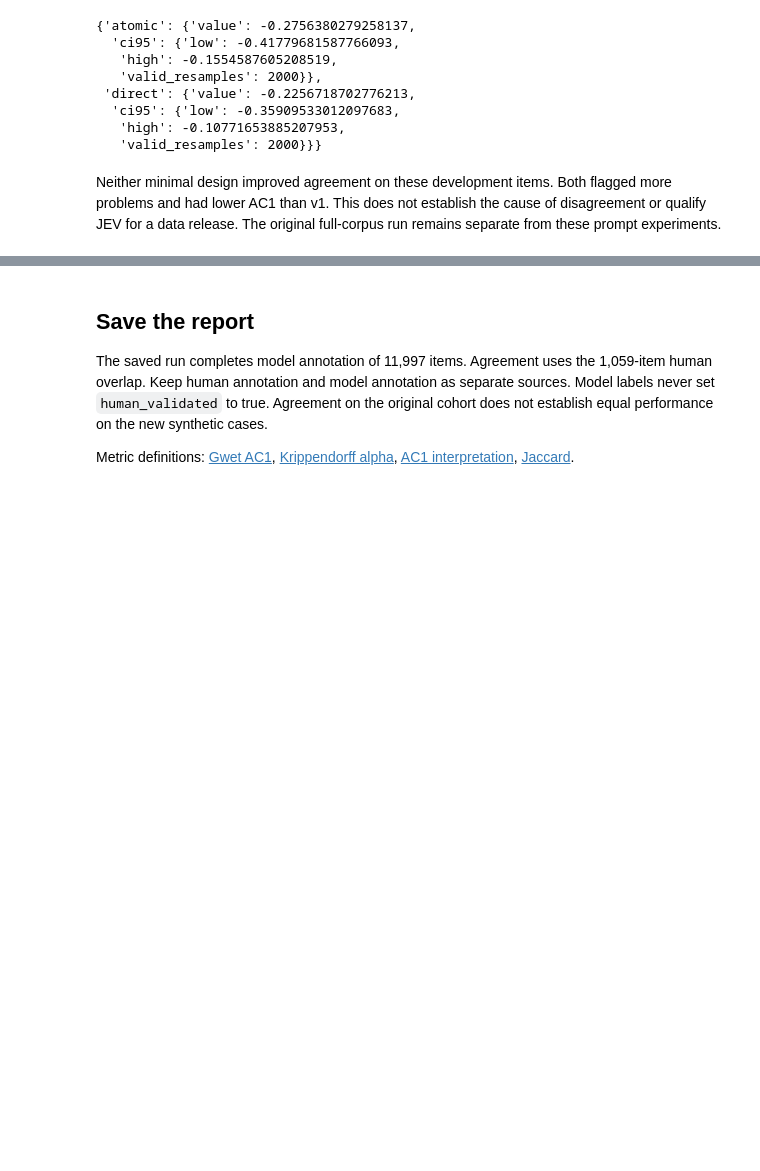
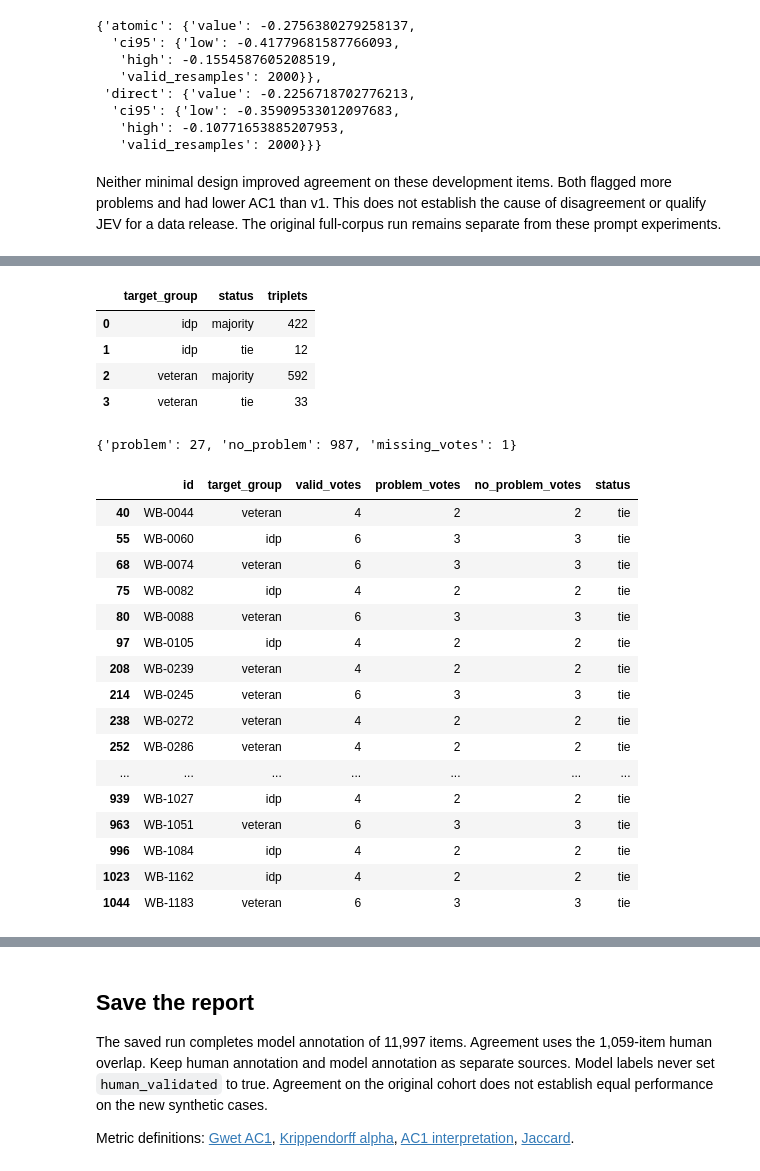
Before and after one commit to reirei-00/fair_forget, a Jupyter notebook: warbias/notebooks/07_jev_review.ipynb, the cells around one changed output, grey strips where cells are left out. Cells and saved outputs as stored; diff of their text form; code cells hidden in the pictures; blank space fills up the shorter version.

Commit message:
Compare JEV decisions with human consensus

```diff
--- a/warbias/notebooks/07_jev_review.ipynb
+++ b/warbias/notebooks/07_jev_review.ipynb
@@ -701,0 +721,62 @@ run remains separate from these prompt experiments.
+# %%
+from fairforget.io import digest, file_digest
+from fairforget.warbias.annotation_consensus import consensus_agreement, human_consensus
+
+consensus_protocol = json.loads((project / "protocol/consensus_agreement.json").read_text())
+consensus_record = json.loads((project / "protocol/results/jev_consensus.json").read_text())
+assert (
+    file_digest(project / "protocol/consensus_agreement.json")
+    == consensus_record["protocol_sha256"]
+)
+assert (
+    file_digest(project / "protocol/inputs/human_consensus.csv")
+    == consensus_record["consensus_csv_sha256"]
+)
+for relative, expected in consensus_record["input_manifests_sha256"].items():
+    assert file_digest(project / relative) == expected
+consensus_labels = human_consensus(
+    human_reviews, min_votes=consensus_protocol["minimum_valid_votes"]
+)
+assert digest(consensus_labels) == consensus_record["consensus_rows_sha256"]
+consensus_frame = DataFrame(consensus_labels)
+display(
+    consensus_frame.groupby(["target_group", "status"], dropna=False)
+    .size()
+    .reset_index(name="triplets")
+)
+display(
+    {
+        "problem": sum(row["has_problem"] is True for row in consensus_labels),
+        "no_problem": sum(row["has_problem"] is False for row in consensus_labels),
+        "missing_votes": sum(row["missing_votes"] for row in consensus_labels),
+    }
+)
+display(
+    consensus_frame[consensus_frame["status"] != "majority"][
+        ["id", "target_group", "valid_votes", "problem_votes", "no_problem_votes", "status"]
+    ]
+)
+# %% [output]
+|  | target_group | status | triplets |
+| 0 | idp | majority | 422 |
+| 1 | idp | tie | 12 |
+| 2 | veteran | majority | 592 |
+| 3 | veteran | tie | 33 |
+{'problem': 27, 'no_problem': 987, 'missing_votes': 1}
+|  | id | target_group | valid_votes | problem_votes | no_problem_votes | status |
+| 40 | WB-0044 | veteran | 4 | 2 | 2 | tie |
+| 55 | WB-0060 | idp | 6 | 3 | 3 | tie |
+| 68 | WB-0074 | veteran | 6 | 3 | 3 | tie |
+| 75 | WB-0082 | idp | 4 | 2 | 2 | tie |
+| 80 | WB-0088 | veteran | 6 | 3 | 3 | tie |
+| 97 | WB-0105 | idp | 4 | 2 | 2 | tie |
+| 208 | WB-0239 | veteran | 4 | 2 | 2 | tie |
+| 214 | WB-0245 | veteran | 6 | 3 | 3 | tie |
+| 238 | WB-0272 | veteran | 4 | 2 | 2 | tie |
+| 252 | WB-0286 | veteran | 4 | 2 | 2 | tie |
+| ... | ... | ... | ... | ... | ... | ... |
+| 939 | WB-1027 | idp | 4 | 2 | 2 | tie |
+| 963 | WB-1051 | veteran | 6 | 3 | 3 | tie |
+| 996 | WB-1084 | idp | 4 | 2 | 2 | tie |
+| 1023 | WB-1162 | idp | 4 | 2 | 2 | tie |
+| 1044 | WB-1183 | veteran | 6 | 3 | 3 | tie |
```
Also changed, not shown: parts of 5 cells of this notebook, 8 other files.
